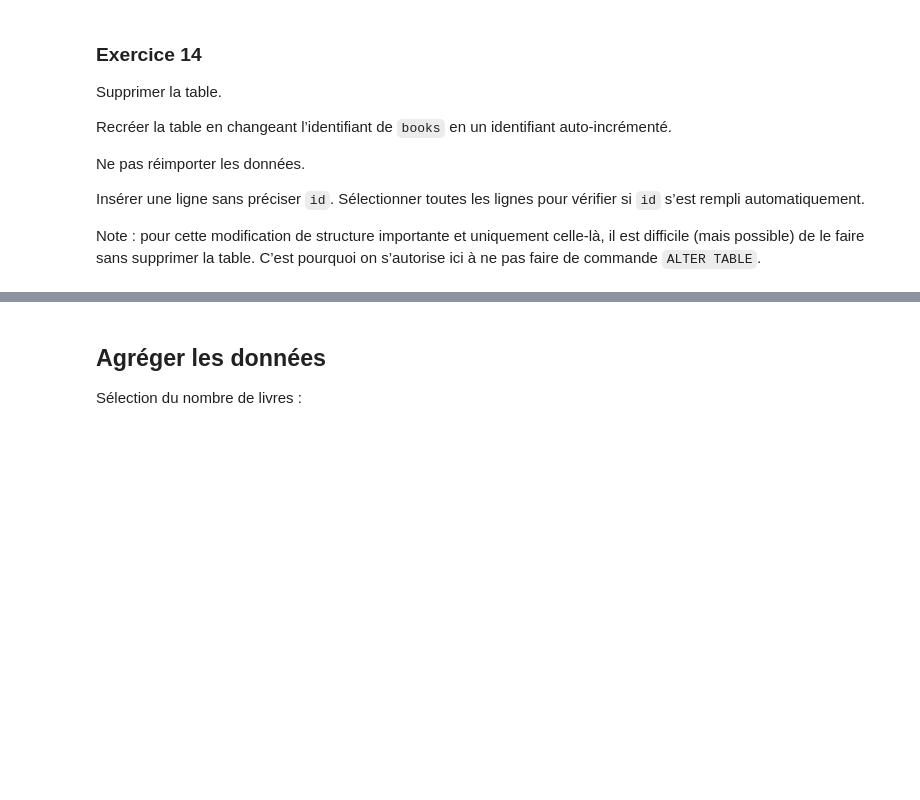
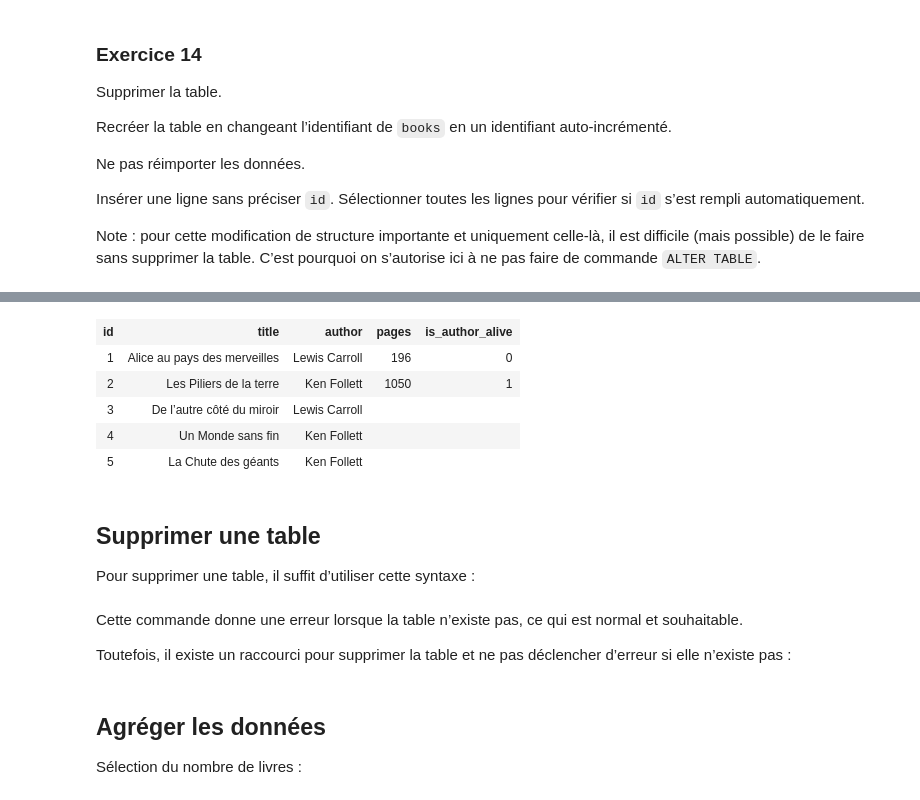
Before and after one commit to noripyt/cours, a Jupyter notebook: bases-de-données/Bases de données.ipynb, the cells around one changed output, grey strips where cells are left out. Drawn from its saved outputs; the diff is of its cells as text; code cells hidden in the pictures; blank space fills up the shorter version.

```diff
--- a/bases-de-données/Bases de données.ipynb
+++ b/bases-de-données/Bases de données.ipynb
@@ -483,0 +538,24 @@ VALUES ('Alice au pays des merveilles', 'Lewis Carroll', 196, false),
+# %%
+DROP TABLE books;
+
+CREATE TABLE books (id serial, title text NOT NULL, author text, pages int, is_author_alive boolean);
+
+INSERT INTO books (title, author, pages, is_author_alive)
+VALUES ('Alice au pays des merveilles', 'Lewis Carroll', 196, false),
+       ('Les Piliers de la terre', 'Ken Follett', 1050, true),
+       ('De l’autre côté du miroir', 'Lewis Carroll', NULL, NULL),
+       ('Un Monde sans fin', 'Ken Follett', NULL, NULL),
+       ('La Chute des géants', 'Ken Follett', NULL, NULL);
+
+SELECT * FROM books;
+# %% [output]
+| id | title | author | pages | is_author_alive |
+| 1 | Alice au pays des merveilles | Lewis Carroll | 196 | 0 |
+| 2 | Les Piliers de la terre | Ken Follett | 1050 | 1 |
+| 3 | De l’autre côté du miroir | Lewis Carroll |  |  |
+| 4 | Un Monde sans fin | Ken Follett |  |  |
+| 5 | La Chute des géants | Ken Follett |  |  |
+# %% [markdown]
+## Supprimer une table
+
+Pour supprimer une table, il suffit d’utiliser cette syntaxe :
@@ -483,0 +564,4 @@ VALUES ('Alice au pays des merveilles', 'Lewis Carroll', 196, false),
+# %% [markdown]
+Cette commande donne une erreur lorsque la table n’existe pas, ce qui est normal et souhaitable.
+
+Toutefois, il existe un raccourci pour supprimer la table et ne pas déclencher d’erreur si elle n’existe pas :
```
Also changed, not shown: parts of 43 cells of this notebook.
